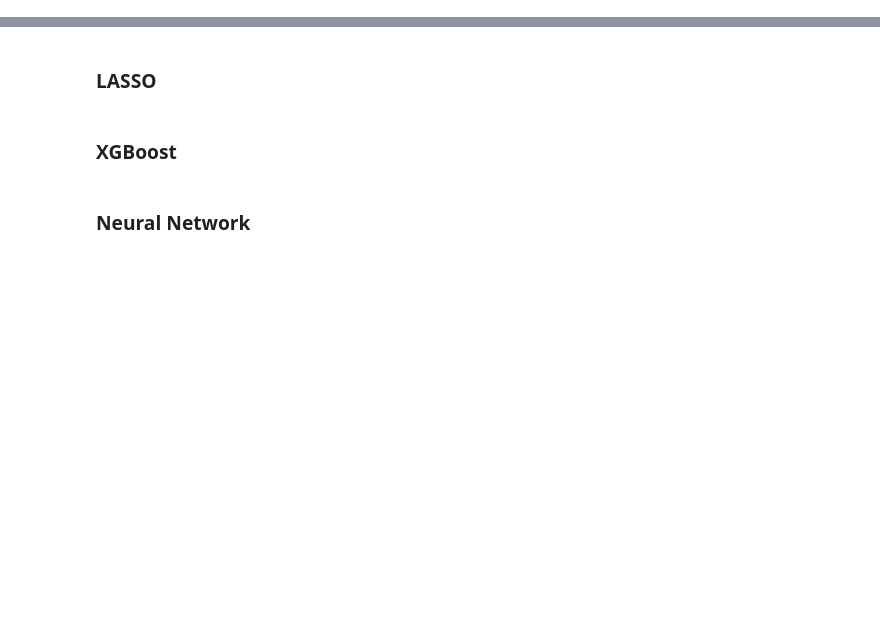
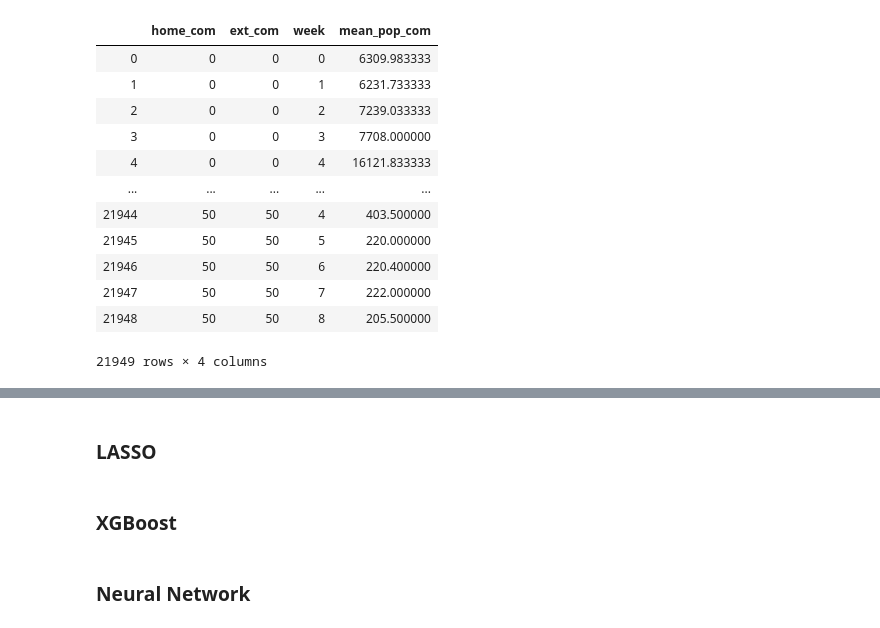
Before and after one commit to gweintra/covid19, a Jupyter notebook: ml_models.ipynb, the cells around one changed output, grey strips where cells are left out. Saved outputs shown, nothing was run; the diff lists cells and outputs as text; code cells hidden in the pictures; blank space fills up the shorter version.

```diff
--- a/ml_models.ipynb
+++ b/ml_models.ipynb
@@ -11,0 +20,9 @@ df.head()
+# %%
+"""
+Create dictionaries for id lookups
+"""
+# dictionary mapping commune id to standardized id (i.e., from 0 to 50)
+dict_commune_sid = {commune:sid for sid, commune in enumerate(df_zones.COMUNA.unique())}
+
+# dictionary mapping census zone id to its corresponding commune standardized id
+dict_zone_commune_sid = {zone:dict_commune_sid[commune] for zone, commune in zip(df_zones.GEOCODIGO, df_zones.COMUNA)}
@@ -11,0 +70,16 @@ df.head()
+# %%
+df_edge_list
+# %% [output]
+|  | home_com | ext_com | week | mean_pop_com |
+| 0 | 0 | 0 | 0 | 6309.983333 |
+| 1 | 0 | 0 | 1 | 6231.733333 |
+| 2 | 0 | 0 | 2 | 7239.033333 |
+| 3 | 0 | 0 | 3 | 7708.000000 |
+| 4 | 0 | 0 | 4 | 16121.833333 |
+| ... | ... | ... | ... | ... |
+| 21944 | 50 | 50 | 4 | 403.500000 |
+| 21945 | 50 | 50 | 5 | 220.000000 |
+| 21946 | 50 | 50 | 6 | 220.400000 |
+| 21947 | 50 | 50 | 7 | 222.000000 |
+| 21948 | 50 | 50 | 8 | 205.500000 |
+21949 rows × 4 columns
```
Also changed, not shown: parts of 11 cells of this notebook.
